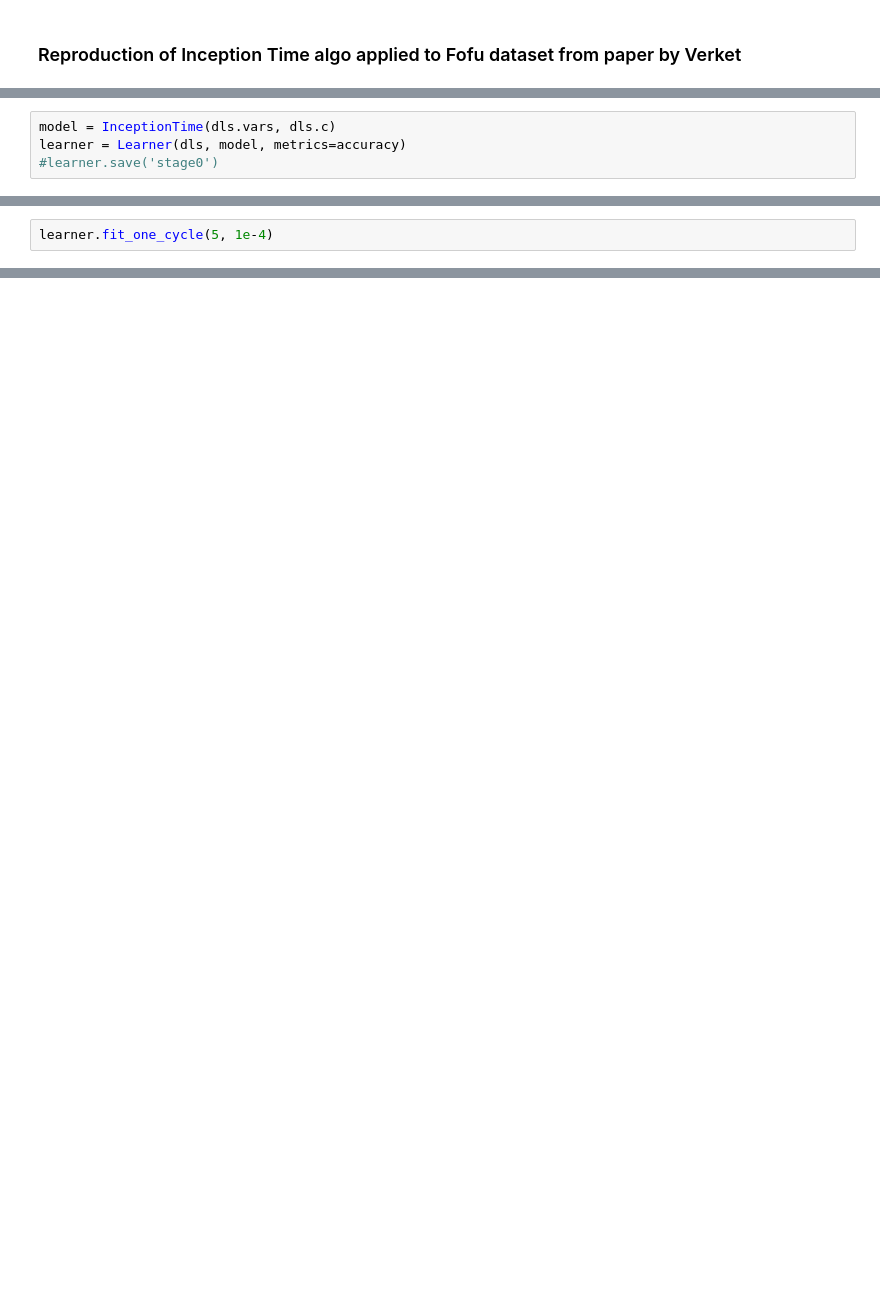
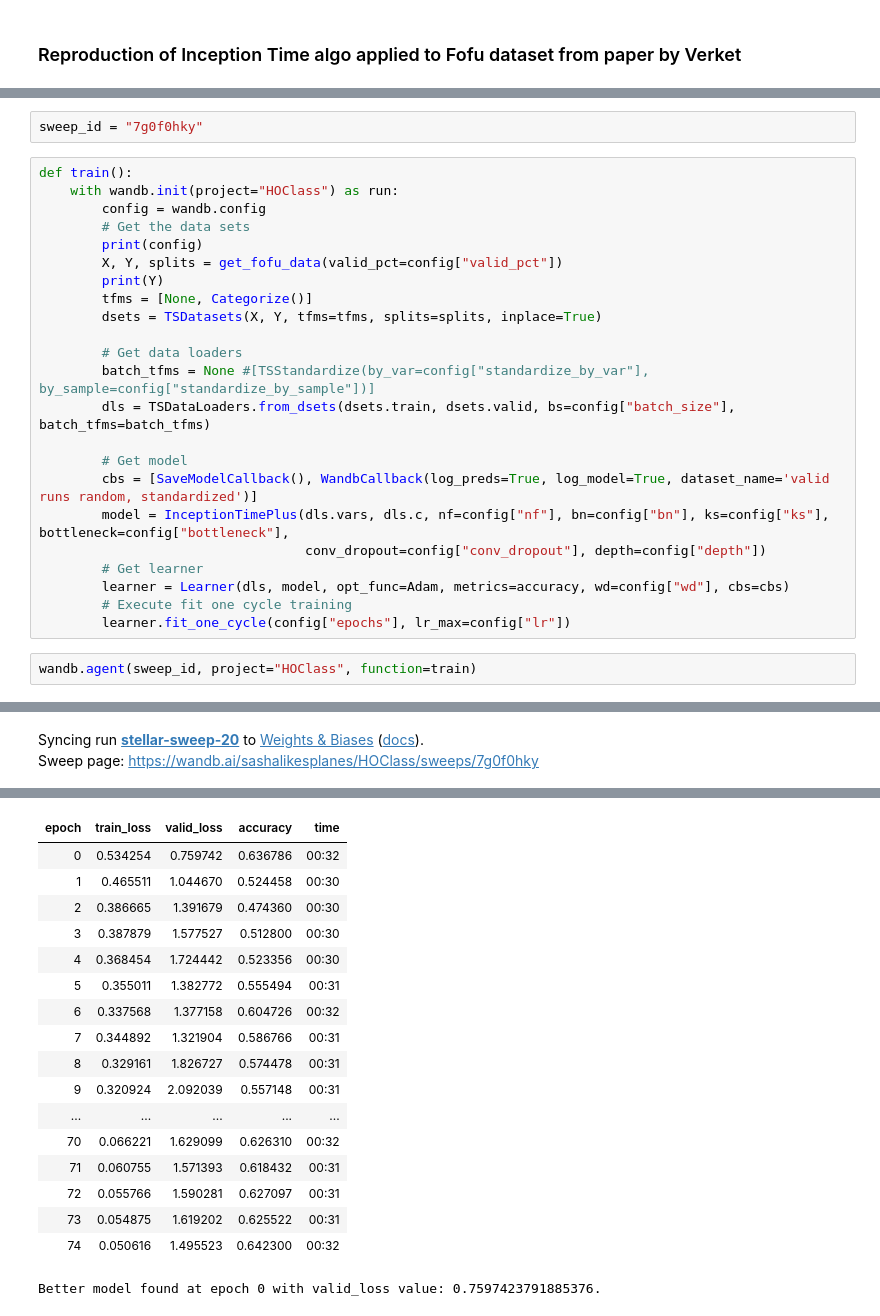
Before and after one commit to sashalikesplanes/ho-classifier, a Jupyter notebook: reproduce_prev_ex.ipynb, the cells around one changed output, grey strips where cells are left out. Cells and saved outputs as stored; diff of their text form; blank space fills up the shorter version.

Commit message:
added the getdata function, setup wandb sweep and made changes to the sweep

```diff
--- a/reproduce_prev_ex.ipynb
+++ b/reproduce_prev_ex.ipynb
@@ -149,4 +2,0 @@ Beautiful ))
-# %%
-model = InceptionTime(dls.vars, dls.c)
-learner = Learner(dls, model, metrics=accuracy)
-#learner.save('stage0')
@@ -161,2 +2,0 @@ SuggestedLRs(valley=0.00015848931798245758)
-# %%
-learner.fit_one_cycle(5, 1e-4)
@@ -168,0 +137,28 @@ learner.fit_one_cycle(5, 1e-4)
+# %%
+sweep_id = "7g0f0hky"
+# %%
+def train():
+    with wandb.init(project="HOClass") as run:
+        config = wandb.config
+        # Get the data sets
+        print(config)
+        X, Y, splits = get_fofu_data(valid_pct=config["valid_pct"])
+        print(Y)
+        tfms = [None, Categorize()]
+        dsets = TSDatasets(X, Y, tfms=tfms, splits=splits, inplace=True)
+
+        # Get data loaders
+        batch_tfms = None #[TSStandardize(by_var=config["standardize_by_var"], by_sample=config["standardize_by_sample"])]
+        dls = TSDataLoaders.from_dsets(dsets.train, dsets.valid, bs=config["batch_size"], batch_tfms=batch_tfms)
+
+        # Get model
+        cbs = [SaveModelCallback(), WandbCallback(log_preds=True, log_model=True, dataset_name='valid runs random, standardized')]
+        model = InceptionTimePlus(dls.vars, dls.c, nf=config["nf"], bn=config["bn"], ks=config["ks"], bottleneck=config["bottleneck"],
+                                  conv_dropout=config["conv_dropout"], depth=config["depth"])
+        # Get learner
+        learner = Learner(dls, model, opt_func=Adam, metrics=accuracy, wd=config["wd"], cbs=cbs)
+        # Execute fit one cycle training
+        learner.fit_one_cycle(config["epochs"], lr_max=config["lr"])
+# %%
+wandb.agent(sweep_id, project="HOClass", function=train)
+# %% [output]
@@ -168,0 +182,2 @@ learner.fit_one_cycle(5, 1e-4)
+Syncing run stellar-sweep-20 to Weights & Biases (docs).
+Sweep page: https://wandb.ai/sashalikesplanes/HOClass/sweeps/7g0f0hky
@@ -168,0 +190,18 @@ learner.fit_one_cycle(5, 1e-4)
+| epoch | train_loss | valid_loss | accuracy | time |
+| 0 | 0.534254 | 0.759742 | 0.636786 | 00:32 |
+| 1 | 0.465511 | 1.044670 | 0.524458 | 00:30 |
+| 2 | 0.386665 | 1.391679 | 0.474360 | 00:30 |
+| 3 | 0.387879 | 1.577527 | 0.512800 | 00:30 |
+| 4 | 0.368454 | 1.724442 | 0.523356 | 00:30 |
+| 5 | 0.355011 | 1.382772 | 0.555494 | 00:31 |
+| 6 | 0.337568 | 1.377158 | 0.604726 | 00:32 |
+| 7 | 0.344892 | 1.321904 | 0.586766 | 00:31 |
+| 8 | 0.329161 | 1.826727 | 0.574478 | 00:31 |
+| 9 | 0.320924 | 2.092039 | 0.557148 | 00:31 |
+| ... | ... | ... | ... | ... |
+| 70 | 0.066221 | 1.629099 | 0.626310 | 00:32 |
+| 71 | 0.060755 | 1.571393 | 0.618432 | 00:31 |
+| 72 | 0.055766 | 1.590281 | 0.627097 | 00:31 |
+| 73 | 0.054875 | 1.619202 | 0.625522 | 00:31 |
+| 74 | 0.050616 | 1.495523 | 0.642300 | 00:32 |
+Better model found at epoch 0 with valid_loss value: 0.7597423791885376.
```
Also changed, not shown: parts of 38 cells of this notebook, 1 other file.
